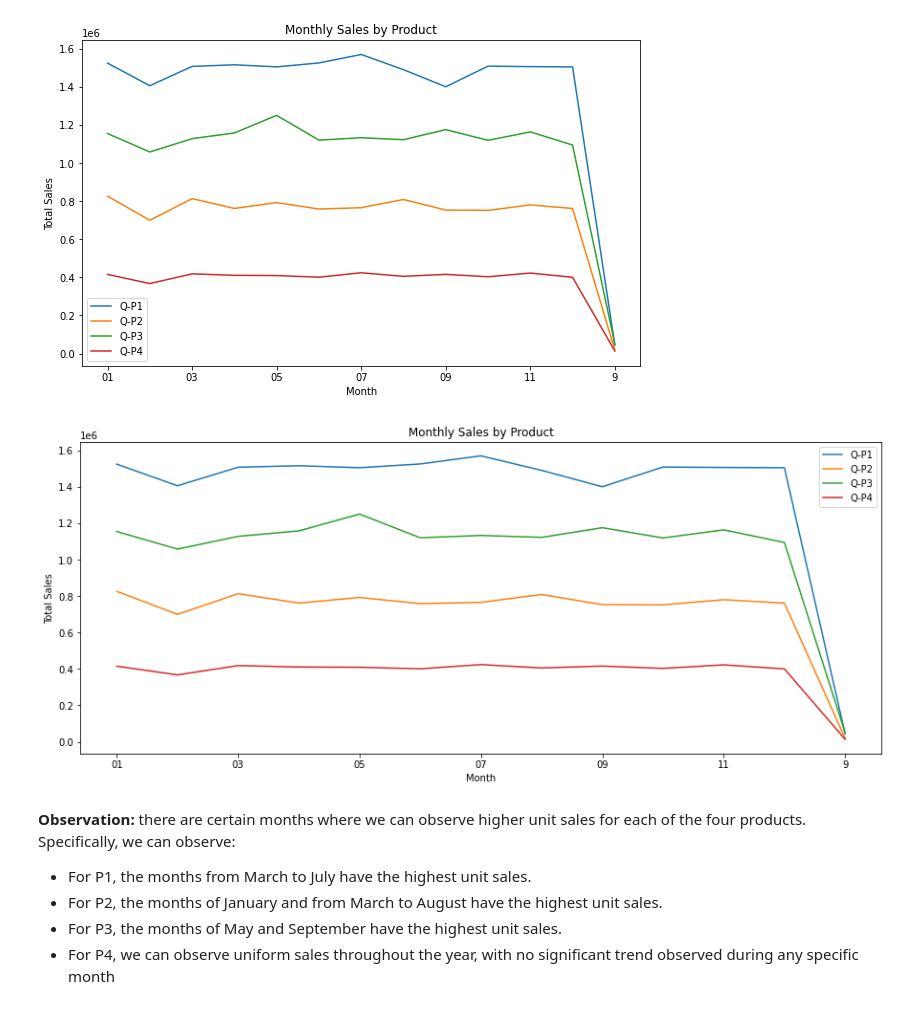
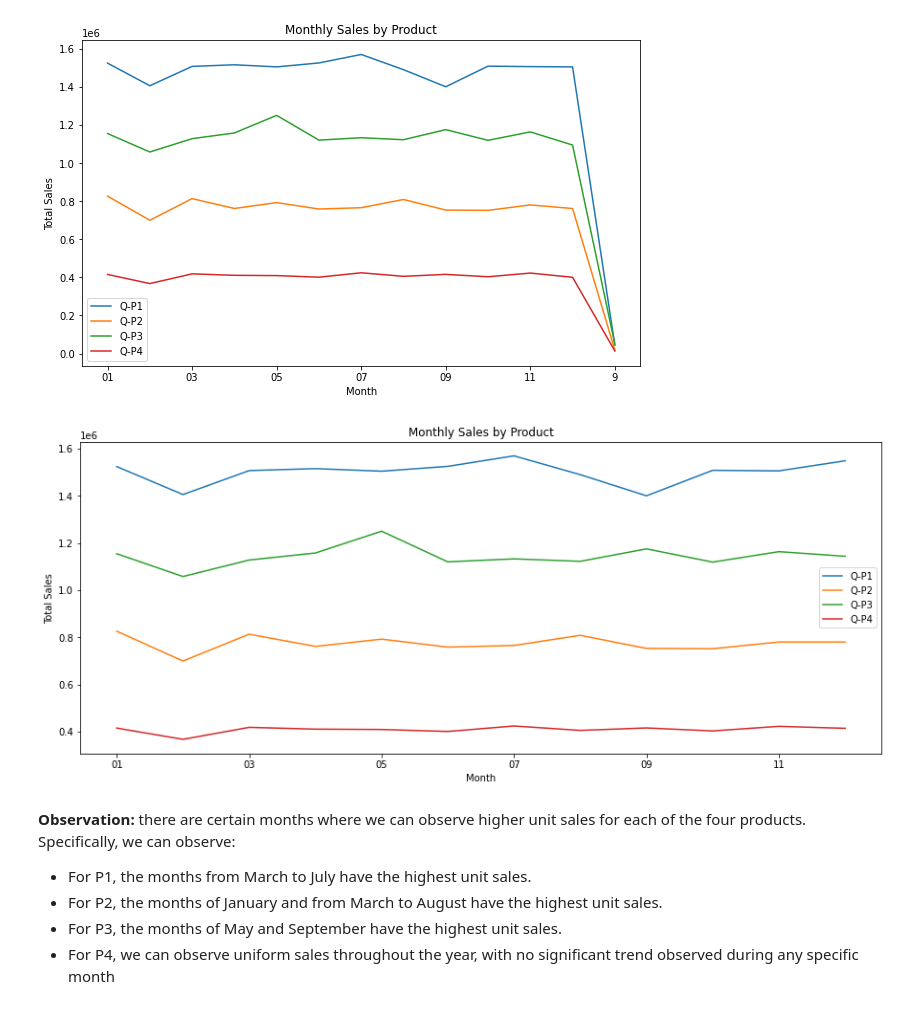
Before and after one commit to chandru1003/Data--Projects, a Jupyter notebook: Product Sales Data/product-sales-data.ipynb, the cells around one changed output. Cells and saved outputs as stored; diff of their text form; code cells hidden in the pictures.

```diff
--- a/Product Sales Data/product-sales-data.ipynb
+++ b/Product Sales Data/product-sales-data.ipynb
@@ -64,5 +86,5 @@ data = data.drop(index=data[(data['Year'] == '2010') | (data['Year'] == '2023')]
 # %%
-data = data.drop(['Date'], axis=1)
+#data = data.drop(['Date'], axis=1)
 # %%
 data.head(-1)
 # %% [output]
@@ -115,15 +138,16 @@ plt.show()
 # %% [output]
 [figure]
 # %%
-data['Month'] = data['Month'].replace('9', '09')
+data['Month'] = data['Month'].replace('9', '12')
 # %%
+monthly_sales = data.groupby("Month").agg({"Q-P1": "sum", "Q-P2": "sum", "Q-P3": "sum", "Q-P4": "sum"})
 monthly_sales.plot(kind="line", figsize=(15, 6))
 plt.title("Monthly Sales by Product")
 plt.xlabel("Month")
 plt.ylabel("Total Sales")
 plt.show()
 # %% [output]
-[figure, old version]
+[figure, new version]
 # %% [markdown]
 **Observation:**
 there are certain months where we can observe higher unit sales for each of the four products. Specifically, we can observe:
```
Also changed, not shown: parts of 21 cells of this notebook.
